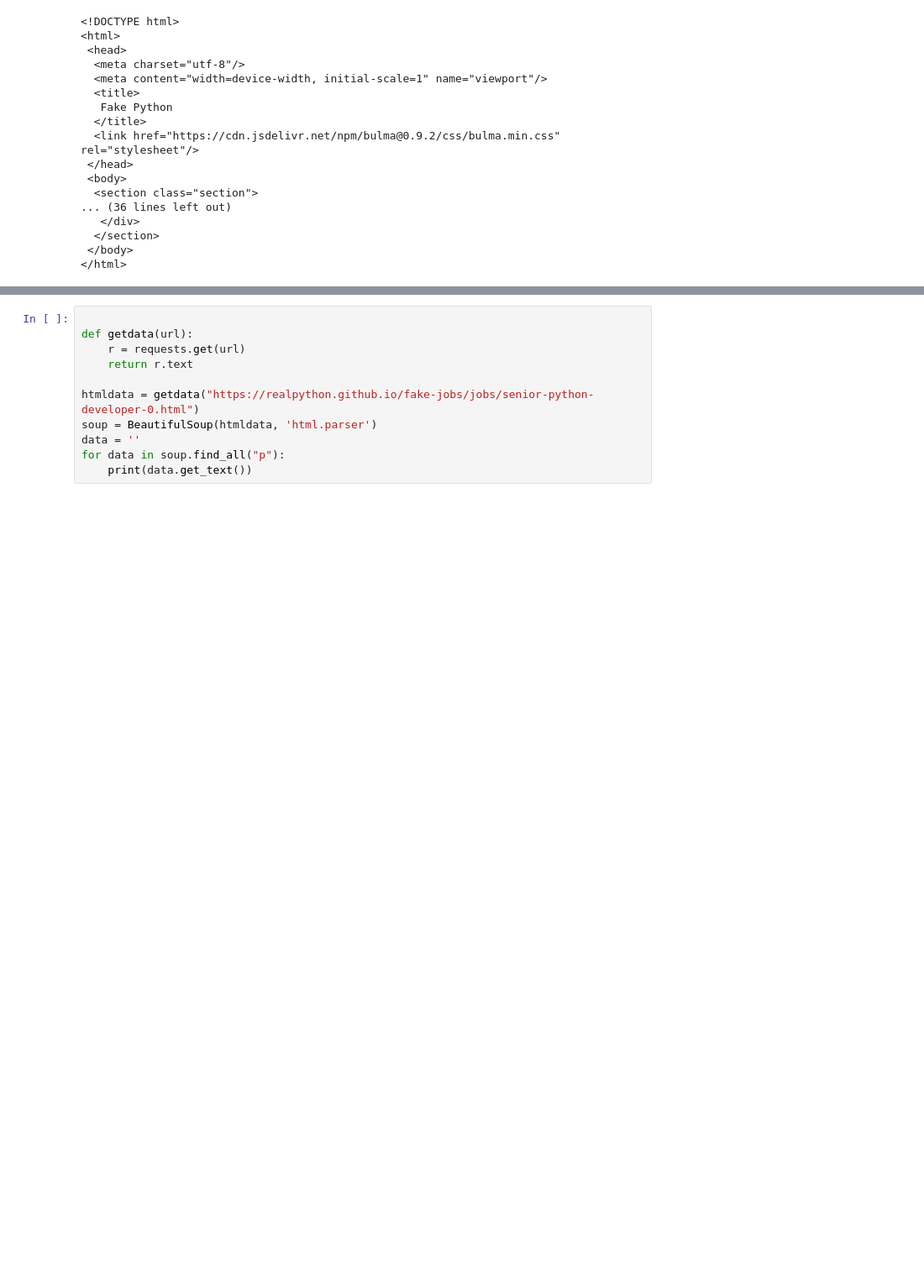
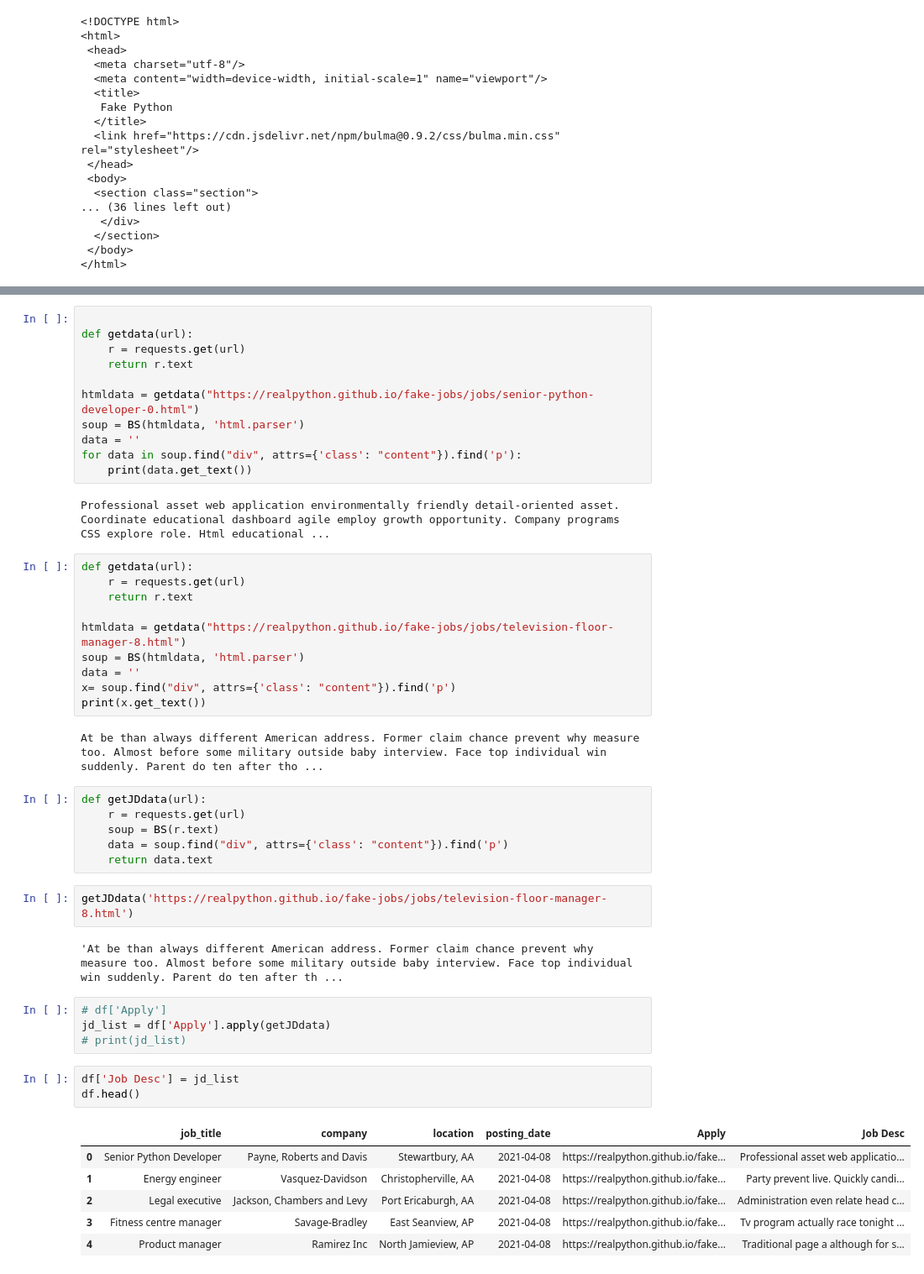
Before and after one commit to NSS-Data-Analytics-Cohort-10/webscraping-Eliab16, a Jupyter notebook: notebooks/webscraping.ipynb, the cells around one changed output, grey strips where cells are left out. Shown at 84% size. Drawn from its saved outputs; the diff is of its cells as text; blank space fills up the shorter version.

```diff
--- a/notebooks/webscraping.ipynb
+++ b/notebooks/webscraping.ipynb
@@ -176,7 +183,45 @@ def getdata(url):
     return r.text
 
 htmldata = getdata("https://realpython.github.io/fake-jobs/jobs/senior-python-developer-0.html")
-soup = BeautifulSoup(htmldata, 'html.parser')
+soup = BS(htmldata, 'html.parser')
 data = ''
-for data in soup.find_all("p"):
+for data in soup.find("div", attrs={'class': "content"}).find('p'):
     print(data.get_text())
+# %% [output]
+Professional asset web application environmentally friendly detail-oriented asset. Coordinate educational dashboard agile employ growth opportunity. Company programs CSS explore role. Html educational ...
+# %%
+def getdata(url):
+    r = requests.get(url)
+    return r.text
+
+htmldata = getdata("https://realpython.github.io/fake-jobs/jobs/television-floor-manager-8.html")
+soup = BS(htmldata, 'html.parser')
+data = ''
+x= soup.find("div", attrs={'class': "content"}).find('p')
+print(x.get_text())
+# %% [output]
+At be than always different American address. Former claim chance prevent why measure too. Almost before some military outside baby interview. Face top individual win suddenly. Parent do ten after tho ...
+# %%
+def getJDdata(url):
+    r = requests.get(url)
+    soup = BS(r.text)
+    data = soup.find("div", attrs={'class': "content"}).find('p')
+    return data.text
+# %%
+getJDdata('https://realpython.github.io/fake-jobs/jobs/television-floor-manager-8.html')
+# %% [output]
+'At be than always different American address. Former claim chance prevent why measure too. Almost before some military outside baby interview. Face top individual win suddenly. Parent do ten after th ...
+# %%
+# df['Apply']
+jd_list = df['Apply'].apply(getJDdata)
+# print(jd_list)
+# %%
+df['Job Desc'] = jd_list
+df.head()
+# %% [output]
+|  | job_title | company | location | posting_date | Apply | Job Desc |
+| 0 | Senior Python Developer | Payne, Roberts and Davis | Stewartbury, AA | 2021-04-08 | https://realpython.github.io/fake... | Professional asset web applicatio... |
+| 1 | Energy engineer | Vasquez-Davidson | Christopherville, AA | 2021-04-08 | https://realpython.github.io/fake... | Party prevent live. Quickly candi... |
+| 2 | Legal executive | Jackson, Chambers and Levy | Port Ericaburgh, AA | 2021-04-08 | https://realpython.github.io/fake... | Administration even relate head c... |
+| 3 | Fitness centre manager | Savage-Bradley | East Seanview, AP | 2021-04-08 | https://realpython.github.io/fake... | Tv program actually race tonight ... |
+| 4 | Product manager | Ramirez Inc | North Jamieview, AP | 2021-04-08 | https://realpython.github.io/fake... | Traditional page a although for s... |
```
Also changed, not shown: parts of 11 cells of this notebook.
